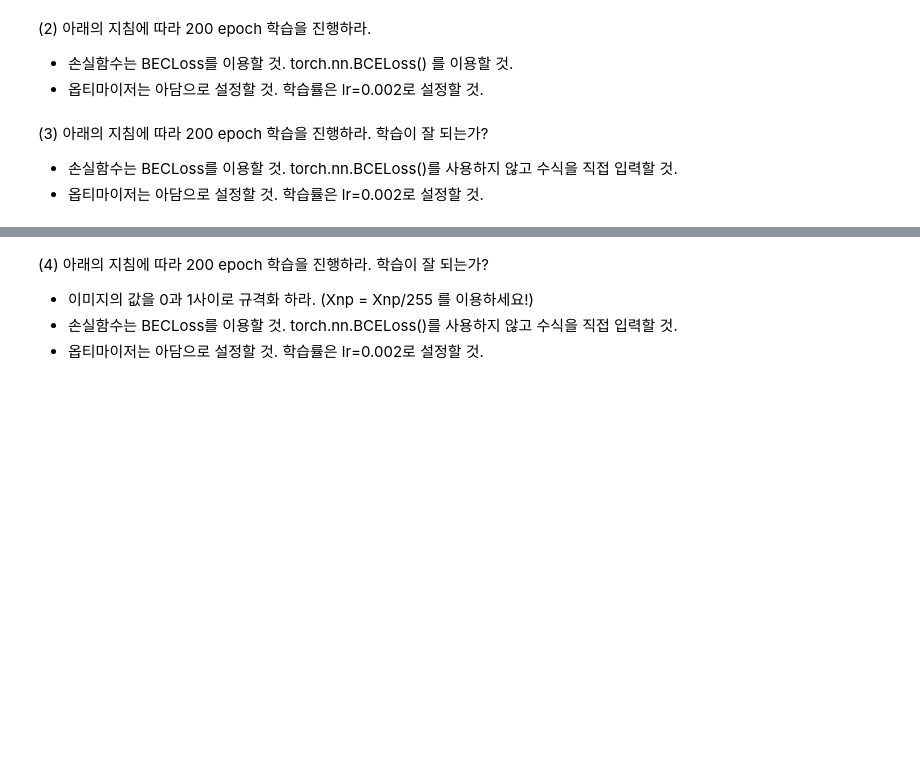
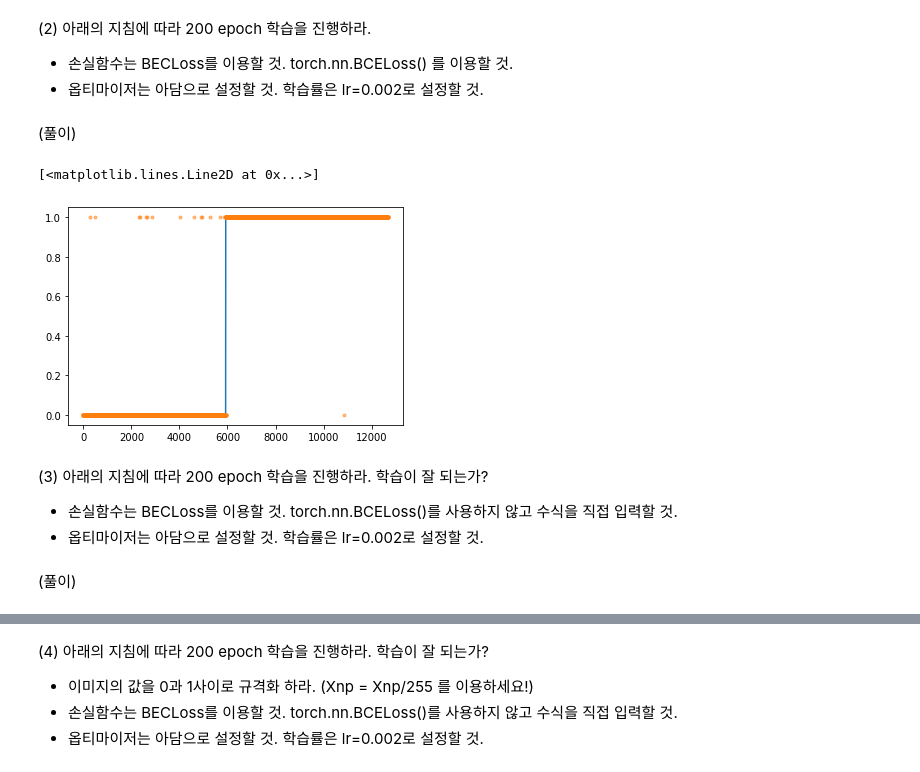
Before and after one commit to guebin/DL2022_backup, a Jupyter notebook: _notebooks/2022-10-06-(6주차) 10월6일.ipynb, the cells around one changed output, grey strips where cells are left out. Drawn from its saved outputs; the diff is of its cells as text; code cells hidden in the pictures; blank space fills up the shorter version.

```diff
--- a/_notebooks/2022-10-06-(6주차) 10월6일.ipynb
+++ b/_notebooks/2022-10-06-(6주차) 10월6일.ipynb
@@ -228,8 +232,44 @@ $$\underset{(n,784)}{\bf X} \overset{l_1}{\to} \underset{(n,64)}{\boldsymbol u^{
+# %%
+X0 = torch.stack([torchvision.io.read_image(str(fname)) for fname in (path/'training/0').ls()])
+X1 = torch.stack([torchvision.io.read_image(str(fname)) for fname in (path/'training/1').ls()])
+X = torch.concat([X0,X1]).reshape(-1,1*28*28).float()
+y = torch.tensor([0.0]*len(X0) + [1.0]*len(X1)).reshape(-1,1)
+# %%
+torch.manual_seed(43052)
+net = torch.nn.Sequential(
+    torch.nn.Linear(in_features=784,out_features=64),
+    torch.nn.ReLU(),
+    torch.nn.Linear(in_features=64,out_features=1),
+    torch.nn.Sigmoid())
 # %% [markdown]
 (2) 아래의 지침에 따라 200 epoch 학습을 진행하라.
 - 손실함수는 BECLoss를 이용할 것. torch.nn.BCELoss() 를 이용할 것.
 - 옵티마이저는 아담으로 설정할 것. 학습률은 lr=0.002로 설정할 것.
+# %% [markdown]
+(풀이)
+# %%
+loss_fn = torch.nn.BCELoss()
+optimizr = torch.optim.Adam(net.parameters(),lr=0.002)
+# %%
+for epoc in range(200):
+    ## 1
+    yhat = net(X)
+    ## 2
+    loss = loss_fn(yhat,y)
+    ## 3
+    loss.backward()
+    ## 4
+    optimizr.step()
+    optimizr.zero_grad()
+# %%
+plt.plot(y)
+plt.plot(yhat.data,'.',alpha=0.5)
+# %% [output]
+[<matplotlib.lines.Line2D at 0x...>]
+[figure, added]
 # %% [markdown]
 (3) 아래의 지침에 따라 200 epoch 학습을 진행하라. 학습이 잘 되는가?
 - 손실함수는 BECLoss를 이용할 것. torch.nn.BCELoss()를 사용하지 않고 수식을 직접 입력할 것.
 - 옵티마이저는 아담으로 설정할 것. 학습률은 lr=0.002로 설정할 것.
+# %% [markdown]
+(풀이)
```
Also changed, not shown: parts of 45 cells of this notebook, 2 other files.
